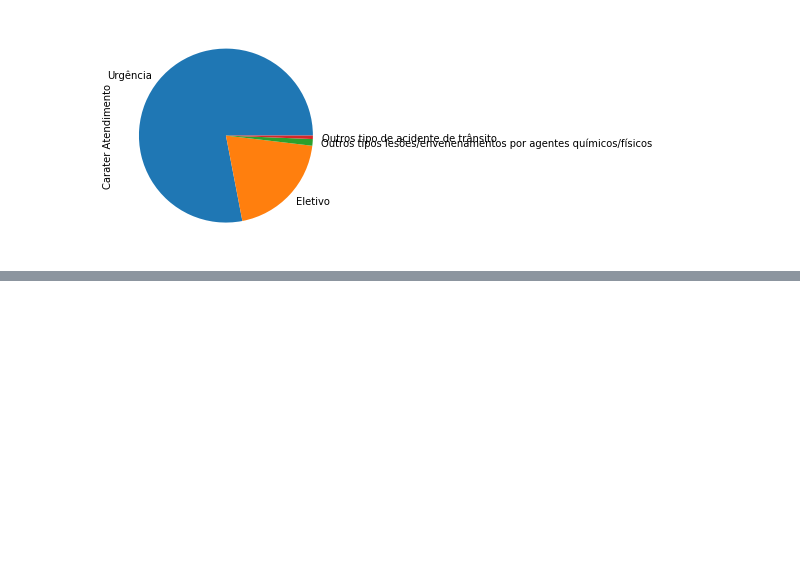
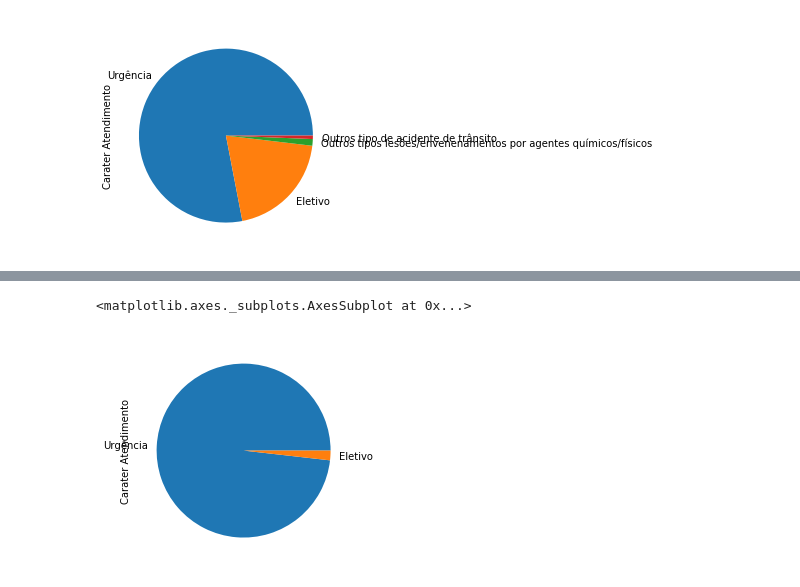
Before and after one commit to jjanuario/datamining, a Jupyter notebook: ManipulandoCirurgiasCSV.ipynb, the cells around one changed output, grey strips where cells are left out. Saved outputs shown, nothing was run; the diff lists cells and outputs as text; code cells hidden in the pictures; blank space fills up the shorter version.

```diff
--- a/ManipulandoCirurgiasCSV.ipynb
+++ b/ManipulandoCirurgiasCSV.ipynb
@@ -50,0 +215,6 @@ array(['6876617 HOSPITAL DA CRIANCA DE BRASILIA JOSE ALENCAR HCB',
+# %%
+# Verificar a quantidade de paros por Carater de Atendiemnto
+df_parto_cesariano['Carater Atendimento'].value_counts().plot.pie()
+# %% [output]
+<matplotlib.axes._subplots.AxesSubplot at 0x...>
+[figure, added]
```
Also changed, not shown: parts of 18 cells of this notebook.
